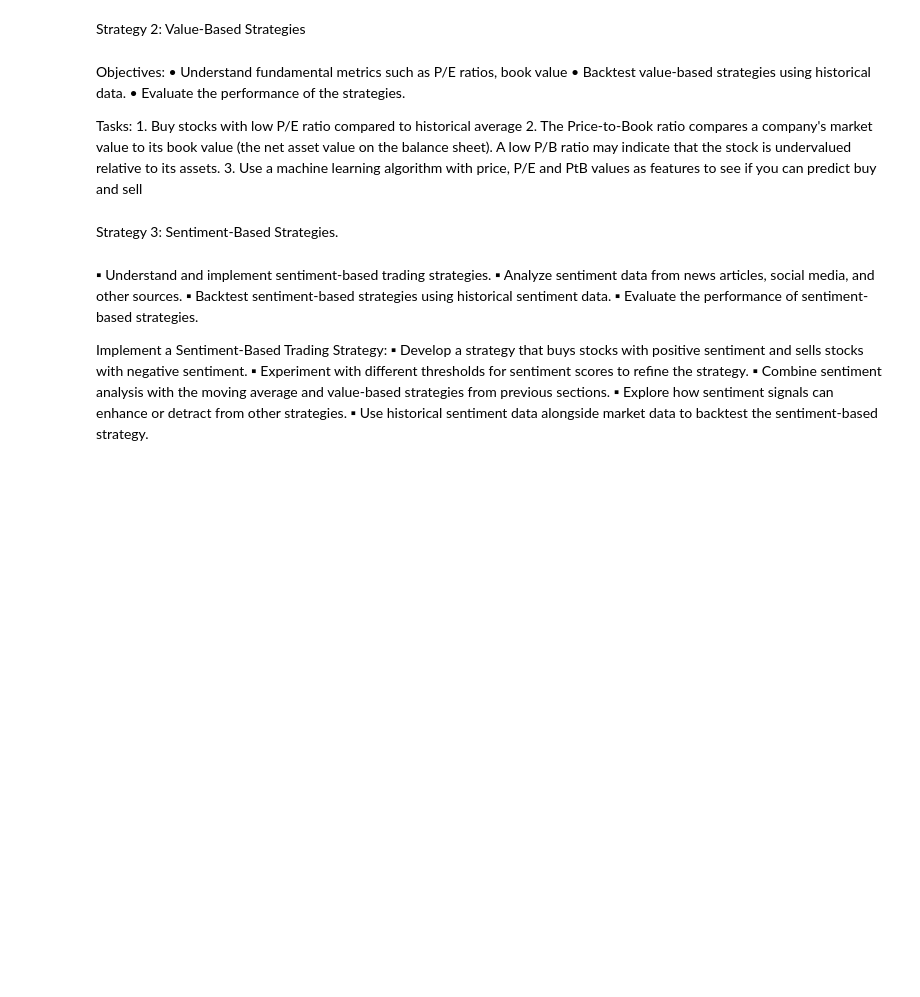
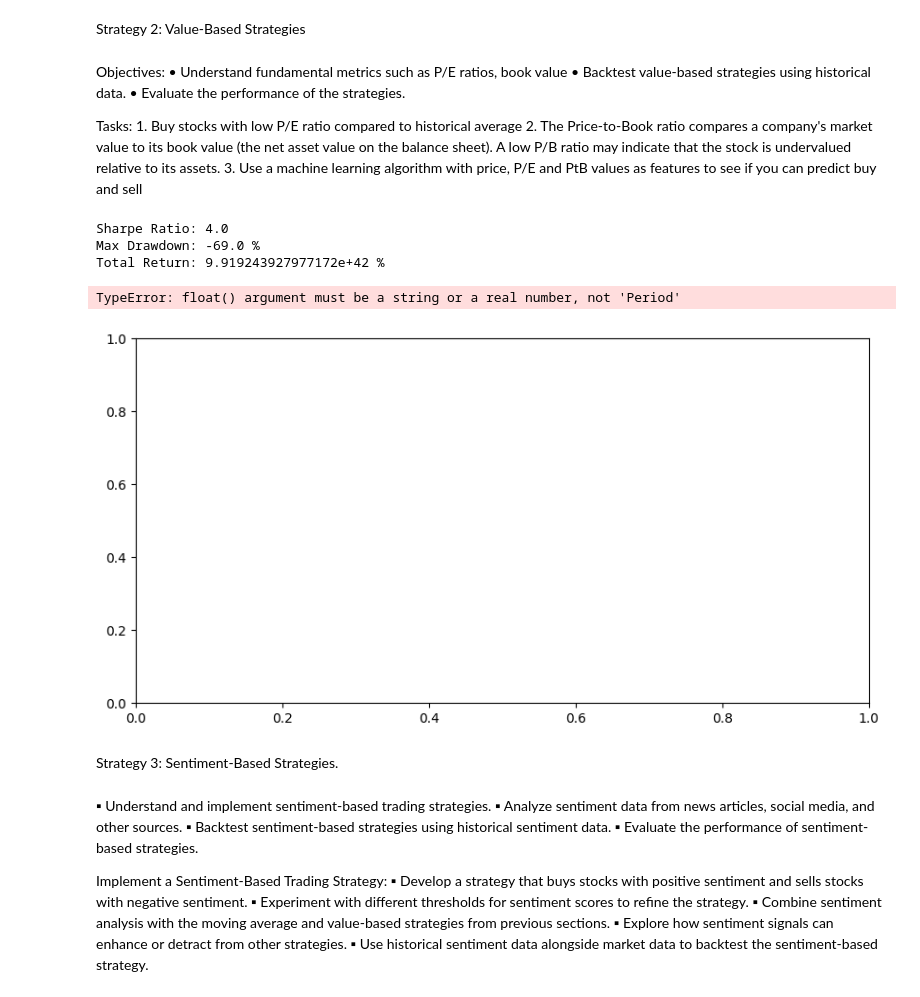
Before and after one commit to nithunrajp/APM_algo_trading, a Jupyter notebook: main.ipynb, the cells around one changed output. Cells and saved outputs as stored; diff of their text form; code cells hidden in the pictures; blank space fills up the shorter version.

```diff
--- a/main.ipynb
+++ b/main.ipynb
@@ -404,6 +404,68 @@ Tasks:
     1. Buy stocks with low P/E ratio compared to historical average
     2. The Price-to-Book ratio compares a company's market value to its book value (the net asset value on the balance sheet). A low P/B ratio may indicate that the stock is undervalued relative to its assets.
     3. Use a machine learning algorithm with price, P/E and PtB values as features to see if you can predict buy and sell
+# %%
+import pandas as pd
+import numpy as np
+import matplotlib.pyplot as plt
+from datetime import datetime
+
+# Load data
+df = pd.read_csv('cleaned_stock_pe_pb_data.csv')
+df['Date'] = pd.to_datetime(df['Date'])
+df = df.sort_values(by=['Stock', 'Date'])
+
+# Calculate rolling averages for PE and PB
+df['PE_avg'] = df.groupby('Stock')['PE'].transform(lambda x: x.rolling(window=252, min_periods=60).mean())
+df['PB_avg'] = df.groupby('Stock')['PB'].transform(lambda x: x.rolling(window=252, min_periods=60).mean())
+
+# Generate buy signals when PE and PB are below historical averages
+df['Buy_Signal'] = (df['PE'] < df['PE_avg']) & (df['PB'] < df['PB_avg'])
+
+# Monthly rebalancing: pick stocks to buy on the first trading day of each month
+monthly_signals = df[df['Buy_Signal']].copy()
+monthly_signals['Month'] = monthly_signals['Date'].dt.to_period('M')
+
+# Pick first signal in each month per stock
+buy_dates = monthly_signals.groupby(['Month', 'Stock'])['Date'].min().reset_index()
+portfolio = df.merge(buy_dates, on=['Date', 'Stock'], how='inner')
+
+# Simulate returns: holding for 21 trading days (approx. 1 month)
+portfolio['Future_Price'] = portfolio.groupby('Stock')['Close'].shift(-21)
+portfolio['Return'] = (portfolio['Future_Price'] - portfolio['Close']) / portfolio['Close']
+
+# Drop NaNs and calculate average monthly return
+portfolio = portfolio.dropna(subset=['Return'])
+monthly_returns = portfolio.copy()
+monthly_returns['Month'] = monthly_returns['Date'].dt.to_period('M')
+monthly_returns = monthly_returns.groupby('Month')['Return'].mean()
+
+# Calculate performance metrics
+cumulative_returns = (1 + monthly_returns).cumprod()
+cumulative_returns.index = cumulative_returns.index.to_timestamp()
+sharpe_ratio = monthly_returns.mean() / monthly_returns.std() * np.sqrt(12)
+max_drawdown = (cumulative_returns / cumulative_returns.cummax() - 1).min()
+
+# Print metrics
+print("Sharpe Ratio:", round(sharpe_ratio, 2))
+print("Max Drawdown:", round(max_drawdown * 100, 2), "%")
+print("Total Return:", round(cumulative_returns.iloc[-1] * 100, 2), "%")
+
+# Plot equity curve
+plt.figure(figsize=(10, 5))
+plt.plot(cumulative_returns.index, cumulative_returns.values, label='Strategy Equity Curve')
+plt.title('Value Strategy Backtest')
+plt.xlabel('Date')
+plt.ylabel('Cumulative Return')
+plt.legend()
+plt.grid(True)
+plt.show()
+# %% [output]
+Sharpe Ratio: 4.0
+Max Drawdown: -69.0 %
+Total Return: 9.919243927977172e+42 %
+TypeError: float() argument must be a string or a real number, not 'Period'
+[figure, added]
 # %% [markdown]
 Strategy 3: Sentiment-Based Strategies.
 # %% [markdown]
```
